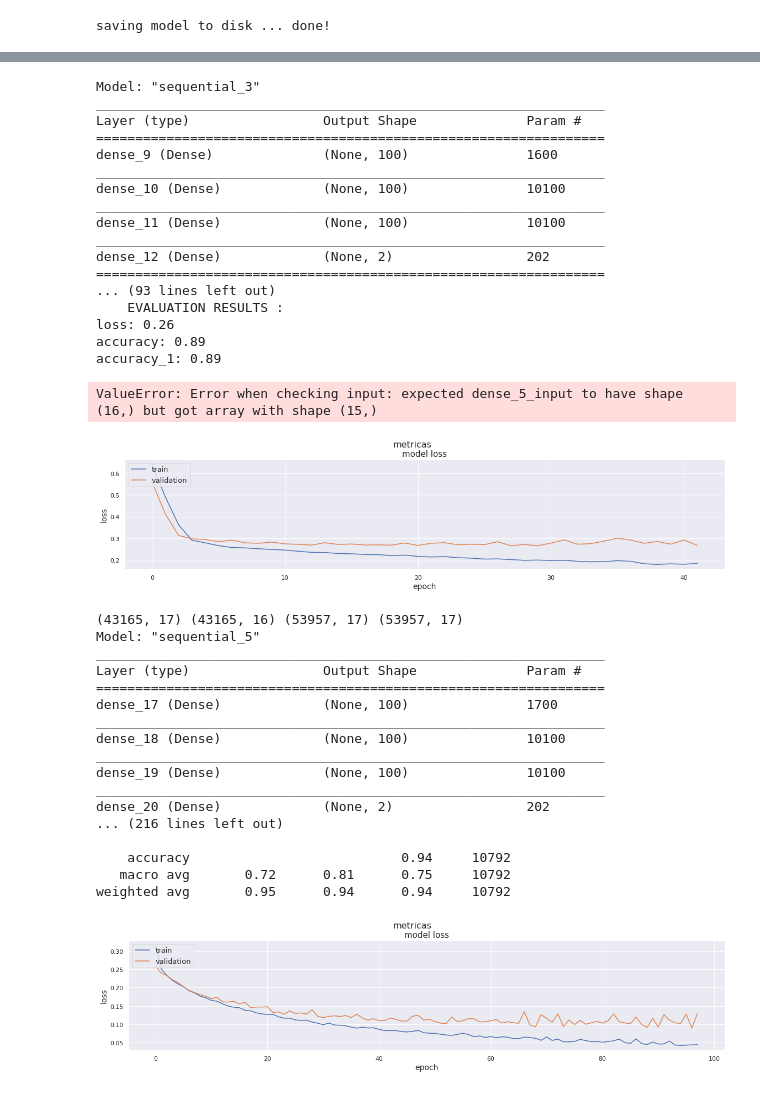
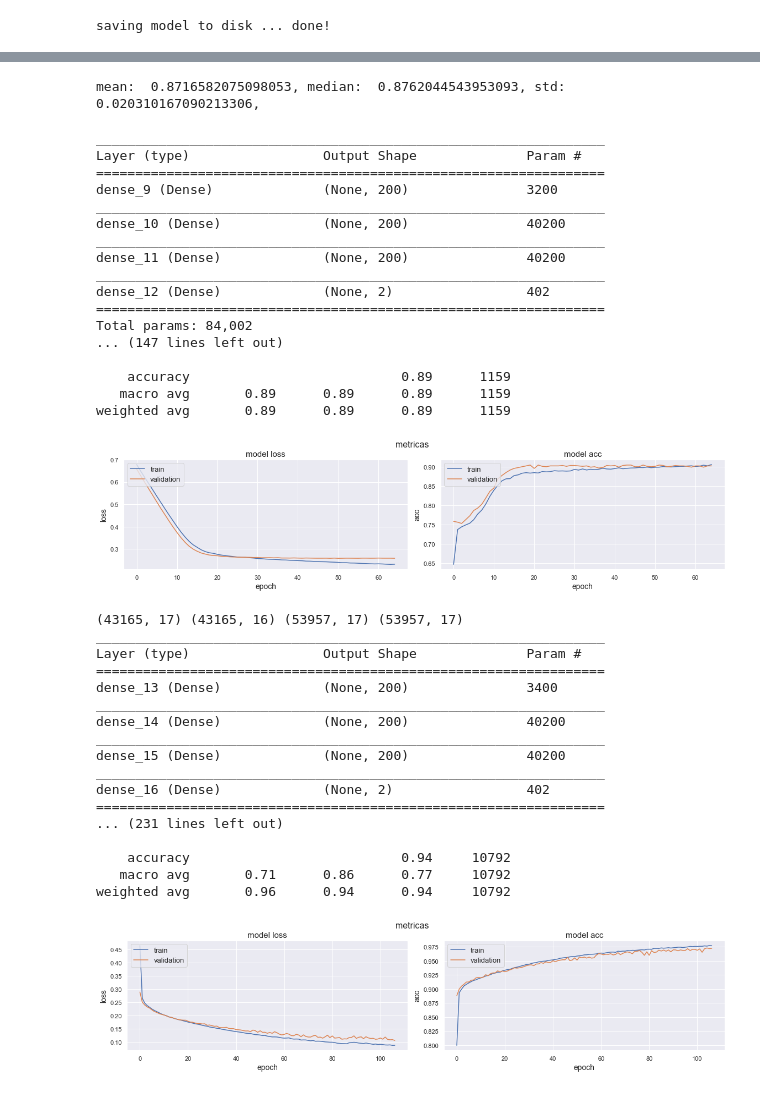
Before and after one commit to frmunozz/AGRIMED, a Jupyter notebook: notebooks/BinaryClassifierImproved.ipynb, the cells around one changed output, grey strips where cells are left out. Cells and saved outputs as stored; diff of their text form; code cells hidden in the pictures.

```diff
--- a/notebooks/BinaryClassifierImproved.ipynb
+++ b/notebooks/BinaryClassifierImproved.ipynb
@@ -42,8 +45,8 @@ Using TensorFlow backend.
 def runMLP(X_train, X_test, y_train, y_test, verbose=True, weight=True):
     in_dim = X_train.shape[1]
     out_dim = 2
-    estop = EarlyStopping(monitor="val_loss", patience=30, verbose=True, mode="min", min_delta=0.01)
-    reg = Regressor(input_dim=in_dim, output_dim=out_dim, n=3, layer_size=100,
+    estop = EarlyStopping(monitor="val_loss", patience=15, verbose=True, mode="min", min_delta=0.01)
+    reg = Regressor(input_dim=in_dim, output_dim=out_dim, n=3, layer_size=200,
                 loss='binary_crossentropy', optimizer='adam', metrics=['accuracy'], early_stopping=estop,
                 out_activation="softmax")
     reg.build()
@@ -60,7 +63,7 @@ def runMLP(X_train, X_test, y_train, y_test, verbose=True, weight=True):
 #     cls_weight_dict = {0: cls_weights[0], 1: cls_weights[1]}
 #     val_sample_weights = class_weight.compute_sample_weight(cls_weight_dict, y_test._values)
 
-    history = reg.fit(X_train, y_train_class, verbose=verbose, epochs=500, batch_size=320,
+    history = reg.fit(X_train, y_train_class, verbose=verbose, epochs=500, batch_size=400,
                       validation_split=0.2, shuffle=True, class_weight=class_weights)
     if verbose:
         reg.plot_metrics()
@@ -207,6 +227,6 @@ data_df
 55814 rows × 16 columns
 # %%
 dataset_df = pd.merge(df, data_df, on="code")
-dataset_df = dataset_df[dataset_df.columns[1:]]
+dataset_df = dataset_df.drop(["code", "DVin_14", "DVin_20", "lat", "asnm"], axis=1)
 dataset_df
 # %% [output]
@@ -325,3 +384,7 @@ accuracy_1: 0.90
+# %%
+prob(outs_normal)
+# %% [output]
+mean:  0.8716582075098053, median:  0.8762044543953093, std:  0.020310167090213306,
 # %%
 #downsampled
 
@@ -338,7 +401,7 @@ df_downsampled = pd.concat([df_majority_downsampled, df_minority])
 df_downsampled.Target.value_counts()
 
 
-data_downsampled = df_downsampled[df_downsampled.columns[1:]].to_numpy()
+data_downsampled = df_downsampled[df_downsampled.columns[1:]].values
 X_downsampled = data_downsampled[:,:-1]
 y_downsampled = list(data_downsampled[:,-1].astype(int))
 X_scaled_downsampled = preprocessing.scale(X_downsampled)
@@ -349,29 +412,28 @@ y_pred_downsampled = (reg_downsampled.predict(X_test_downsampled)[:,1] > 0.5).as
 print(confusion_matrix(y_test_downsampled, y_pred_downsampled))
 print(classification_report(y_test_downsampled, y_pred_downsampled))
 # %% [output]
-Model: "sequential_3"
 _________________________________________________________________
 Layer (type)                 Output Shape              Param #
 =================================================================
-dense_9 (Dense)              (None, 100)               1600
+dense_9 (Dense)              (None, 200)               3200
 _________________________________________________________________
-dense_10 (Dense)             (None, 100)               10100
+dense_10 (Dense)             (None, 200)               40200
 _________________________________________________________________
-dense_11 (Dense)             (None, 100)               10100
+dense_11 (Dense)             (None, 200)               40200
 _________________________________________________________________
-dense_12 (Dense)             (None, 2)                 202
+dense_12 (Dense)             (None, 2)                 402
 =================================================================
-... (93 lines left out)
-    EVALUATION RESULTS :
-loss: 0.26
-accuracy: 0.89
-accuracy_1: 0.89
+Total params: 84,002
+... (147 lines left out)
+
+    accuracy                           0.89      1159
+   macro avg       0.89      0.89      0.89      1159
+weighted avg       0.89      0.89      0.89      1159
-ValueError: Error when checking input: expected dense_5_input to have shape (16,) but got array with shape (15,)
-[figure, old version]
+[figure, new version]
 # %%
 # upsampled
 
-data0 = dataset_df.to_numpy()
+data0 = dataset_df.values
 X0 = data0[:,:-1]
 y0 = list(data0[:,-1].astype(int))
 X_scaled0 = preprocessing.scale(X0)
@@ -391,43 +453,43 @@ df_minority_upsampled = resample(df_minority,
                                  random_state=1234) # reproducible results
 
 df_upsampled = pd.concat([df_minority_upsampled, df_majority])
 df_upsampled.Target.value_counts()
 # pd.DataFrame(df_minority_upsampled)
 
 
-data_upsampled = df_upsampled.to_numpy()
+data_upsampled = df_upsampled.values
 # X = data[:,:-1]
 # y = list(data[:,-1].astype(int))
 # X_scaled = preprocessing.scale(X)
 # X_train, X_test, y_train, y_test = train_test_split(X_scaled, y, test_size=0.2, stratify=y)
 X_train_upsampled = data_upsampled[:,:-1]
 y_train_upsampled = data_upsampled[:,-1]
 X_test_upsampled = X_test0
 y_test_upsampled = y_test0
 scores_upsampled, reg_upsampled = runMLP(X_train_upsampled, X_test_upsampled, y_train_upsampled,
                                          y_test_upsampled, verbose=True)
 y_pred_upsampled = (reg_upsampled.predict(X_test_upsampled)[:,1] > 0.5).astype(int)
 print(confusion_matrix(y_test_upsampled, y_pred_upsampled))
 print(classification_report(y_test_upsampled, y_pred_upsampled))
 # %% [output]
 (43165, 17) (43165, 16) (53957, 17) (53957, 17)
-Model: "sequential_5"
 _________________________________________________________________
 Layer (type)                 Output Shape              Param #
 =================================================================
-dense_17 (Dense)             (None, 100)               1700
+dense_13 (Dense)             (None, 200)               3400
 _________________________________________________________________
-dense_18 (Dense)             (None, 100)               10100
+dense_14 (Dense)             (None, 200)               40200
 _________________________________________________________________
-dense_19 (Dense)             (None, 100)               10100
+dense_15 (Dense)             (None, 200)               40200
 _________________________________________________________________
-dense_20 (Dense)             (None, 2)                 202
-... (216 lines left out)
+dense_16 (Dense)             (None, 2)                 402
+=================================================================
+... (231 lines left out)
 
     accuracy                           0.94     10792
-   macro avg       0.72      0.81      0.75     10792
-weighted avg       0.95      0.94      0.94     10792
+   macro avg       0.71      0.86      0.77     10792
+weighted avg       0.96      0.94      0.94     10792
-[figure, old version]
+[figure, new version]
 # %%
 from sklearn.metrics import roc_auc_score
 from sklearn.metrics import roc_curve
```
Also changed, not shown: parts of 29 cells of this notebook, 9 other files.
